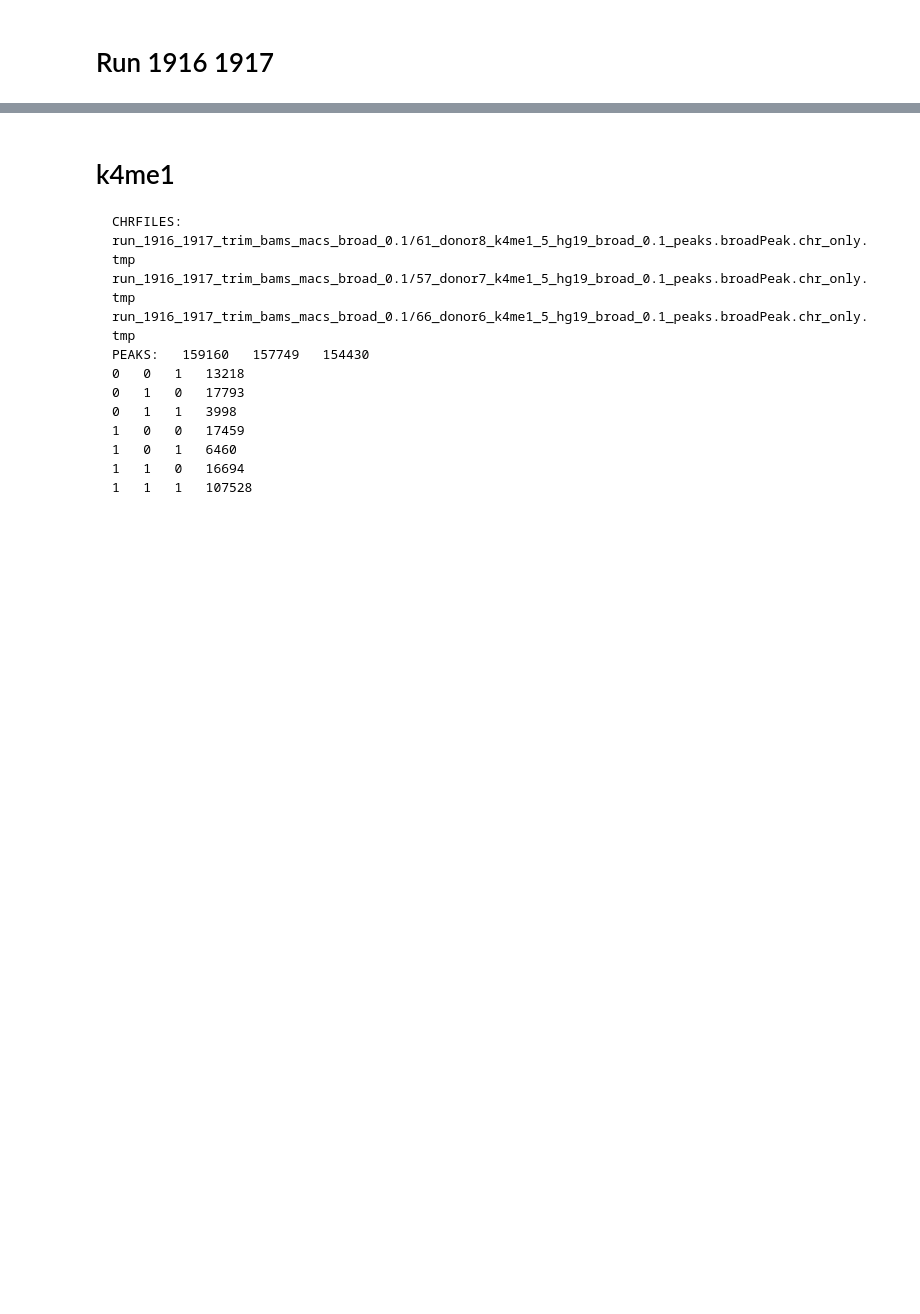
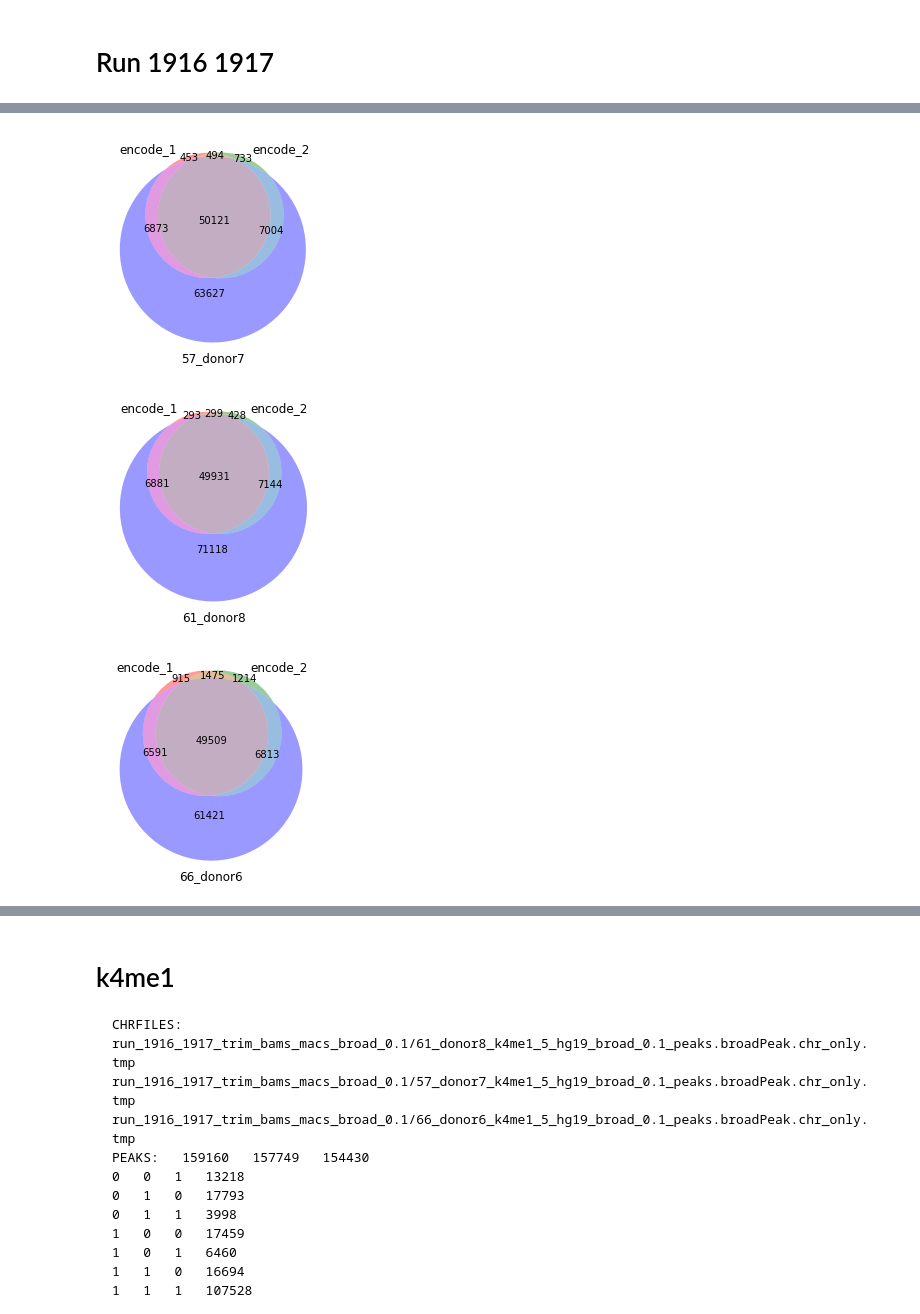
Before and after one commit to JetBrains-Research/washu, a Jupyter notebook: analysis.ipynb, the cells around one changed output, grey strips where cells are left out. Cells and saved outputs as stored; diff of their text form; code cells hidden in the pictures; blank space fills up the shorter version.

```diff
--- a/analysis.ipynb
+++ b/analysis.ipynb
@@ -2,0 +34,21 @@
+# %%
+%matplotlib inline
+import pandas as pd
+from matplotlib_venn import venn3
+import matplotlib.pyplot as plt
+
+def showvenn3(s1, s2, s3, abC, aBc, aBC, Abc, AbC, ABc, ABC):
+    fig = plt.figure(figsize=(4, 4))
+    venn3(subsets = (Abc, aBc, ABc, abC, AbC, aBC, ABC), set_labels = (s1, s2, s3))
+    plt.show()
+
+# Q = 0.01
+showvenn3('encode_1', 'encode_2', '57_donor7', 63627, 733, 7004, 453, 6873, 494, 50121)
+# Q = 0.01
+showvenn3('encode_1', 'encode_2', '61_donor8', 71118, 428, 7144, 293, 6881, 299, 49931)
+# Q = 0.01
+showvenn3('encode_1', 'encode_2', '66_donor6', 61421, 1214, 6813, 915, 6591, 1475, 49509)
+# %% [output]
+[figure, added]
+[figure, added]
+[figure, added]
```
Also changed, not shown: parts of 4 cells of this notebook.
